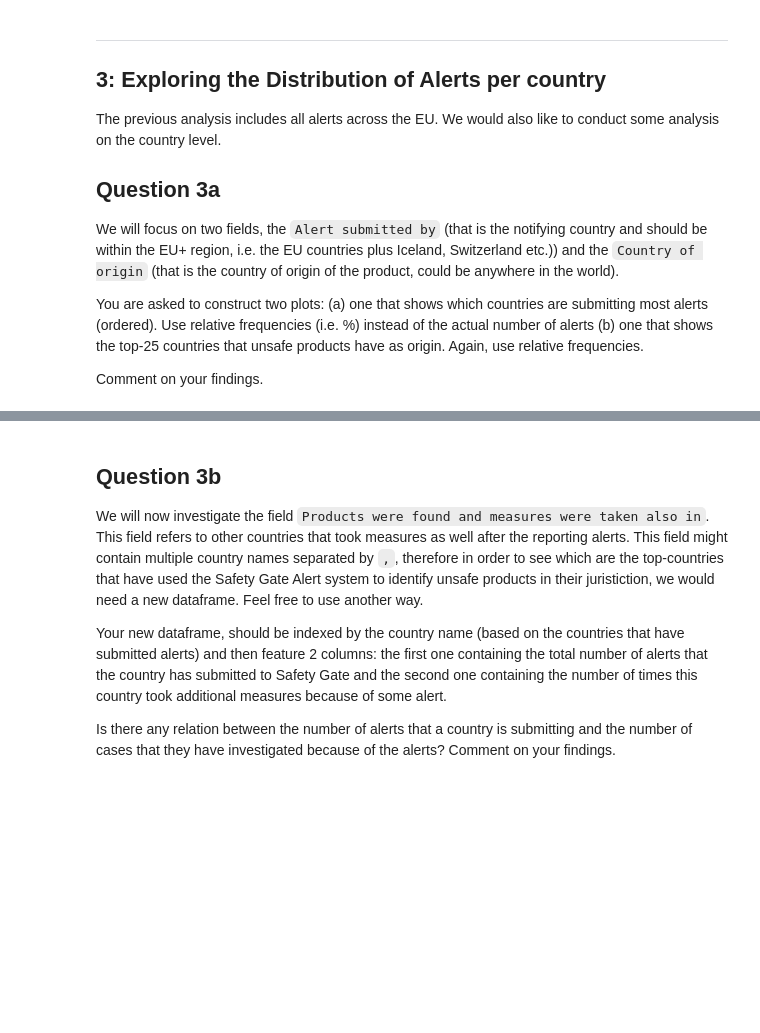
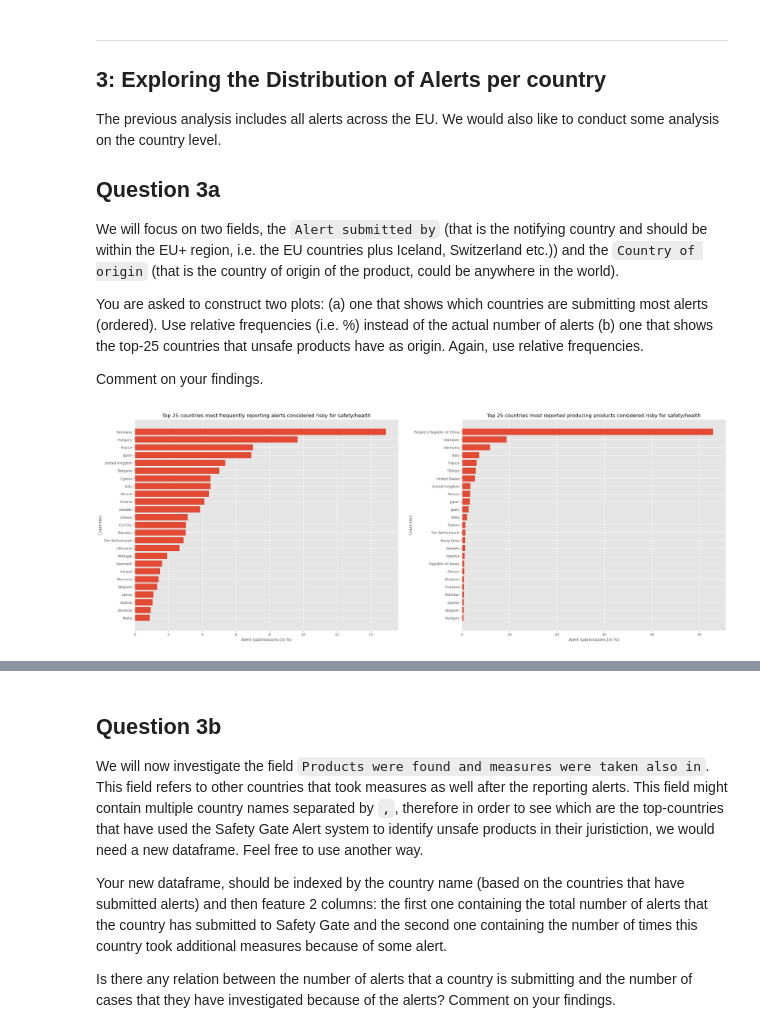
Before and after one commit to noah18c/Data_analysis, a Jupyter notebook: clinic_1/clinic1-2024.ipynb, the cells around one changed output, grey strips where cells are left out. Cells and saved outputs as stored; diff of their text form; code cells hidden in the pictures; blank space fills up the shorter version.

```diff
--- a/clinic_1/clinic1-2024.ipynb
+++ b/clinic_1/clinic1-2024.ipynb
@@ -797,4 +824,37 @@ You are asked to construct two plots:
 Comment on your findings.
 # %%
 #code for 3a goes here
+
+# Plot top countries submitting most alerts
+def plot_3a():
+
+    plt.style.use('ggplot')
+
+    fig, subfigs = plt.subplots(1, 2, figsize=(26, 10))
+
+    alert_submitted_by_counts = df_inspected_variables["Alert submitted by"].value_counts()
+    alert_submitted_by_counts = (100*alert_submitted_by_counts/alert_submitted_by_counts.sum()).head(25)
+    subfigs[0].barh(alert_submitted_by_counts.index, alert_submitted_by_counts.values)
+    subfigs[0].invert_yaxis()
+    subfigs[0].set_title("Top 25 countries most frequently reporting alerts considered risky for safety/health")
+    subfigs[0].set_xlabel("Alert submissions (in %)")
+    subfigs[0].set_ylabel("Countries")
+
+    #Plot distribution of country of origin using
+    country_of_origin = df_inspected_variables["Country of origin"].value_counts()
+    country_of_origin = (100*country_of_origin/country_of_origin.sum()).head(25)
+    subfigs[1].barh(country_of_origin.index, country_of_origin.values)
+    subfigs[1].invert_yaxis()
+    subfigs[1].set_title("Top 25 countries most reported producing products considered risky for safety/health")
+    subfigs[1].set_xlabel('Alert submissions (in %)')
+    subfigs[1].set_ylabel('Countries')
+
+
+    #fig.suptitle('Distributions of alert submission data for products considered risky for safety/health', fontsize=30)
+    fig.tight_layout(pad=3)
+    plt.show()
+
+plot_3a()
+# %% [output]
+[figure, added]
 # %% [markdown]
```
Also changed, not shown: parts of 4 cells of this notebook.
